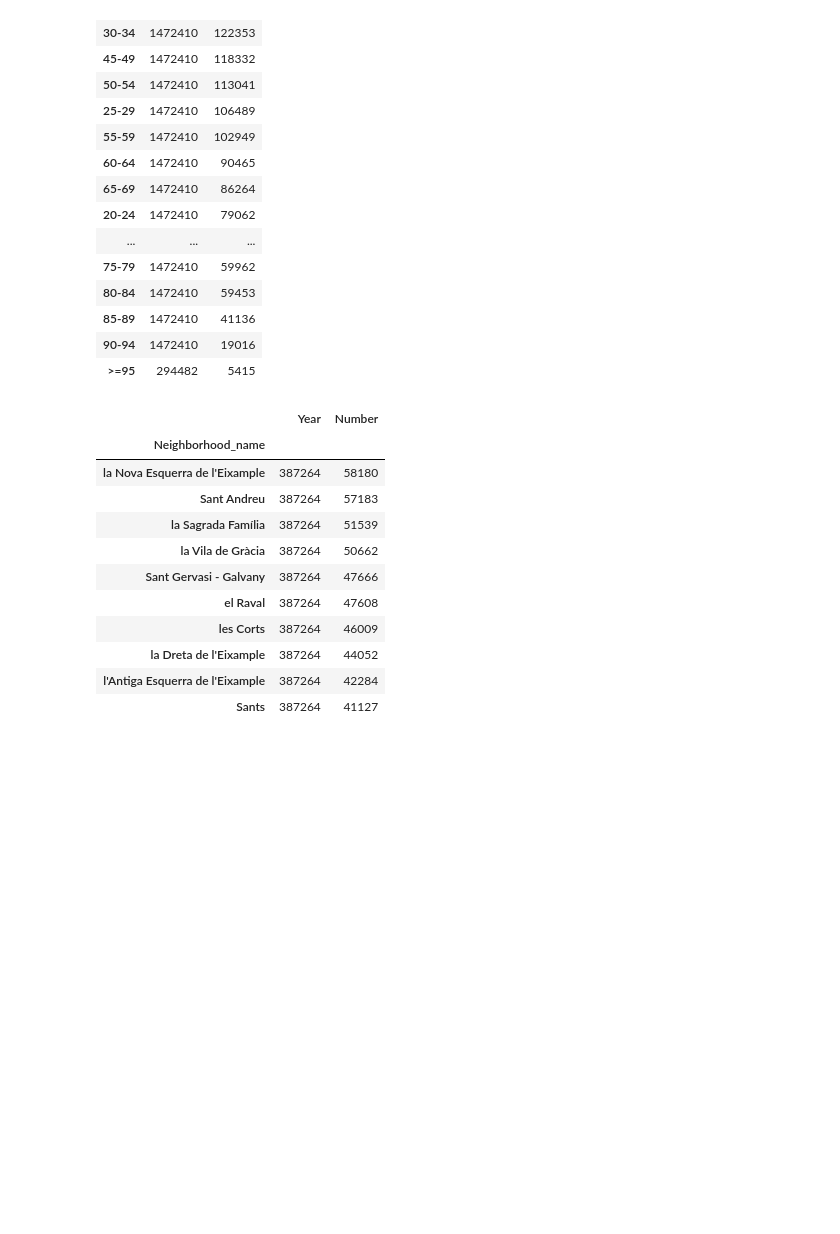
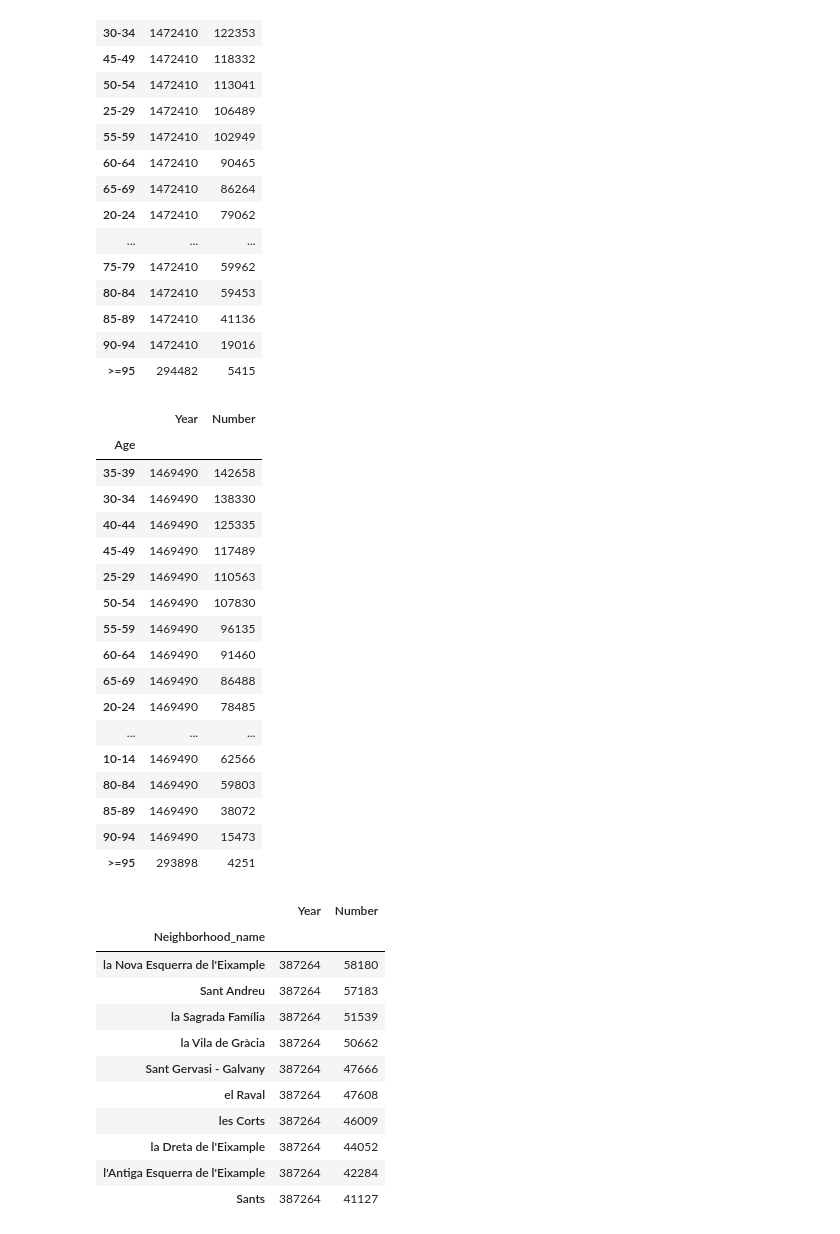
Before and after one commit to ta-data-bcn/barcelona_data, a Jupyter notebook: Death_birth_pop.ipynb, the cells around one changed output. Cells and saved outputs as stored; diff of their text form; code cells hidden in the pictures; blank space fills up the shorter version.

```diff
--- a/Death_birth_pop.ipynb
+++ b/Death_birth_pop.ipynb
@@ -244,6 +251,28 @@ pop_by_district_age_2017
 | 85-89 | 1472410 | 41136 |
 | 90-94 | 1472410 | 19016 |
 | >=95 | 294482 | 5415 |
+# %%
+pop_by_district_age_2013 = pop_by_district_age[pop_by_district_age["Year"] == 2013].groupby('Age').sum().sort_values('Number', ascending = [False])
+pop_by_district_age_2013
+# %% [output]
+|  | Year | Number |
+| Age |  |  |
+| 35-39 | 1469490 | 142658 |
+| 30-34 | 1469490 | 138330 |
+| 40-44 | 1469490 | 125335 |
+| 45-49 | 1469490 | 117489 |
+| 25-29 | 1469490 | 110563 |
+| 50-54 | 1469490 | 107830 |
+| 55-59 | 1469490 | 96135 |
+| 60-64 | 1469490 | 91460 |
+| 65-69 | 1469490 | 86488 |
+| 20-24 | 1469490 | 78485 |
+| ... | ... | ... |
+| 10-14 | 1469490 | 62566 |
+| 80-84 | 1469490 | 59803 |
+| 85-89 | 1469490 | 38072 |
+| 90-94 | 1469490 | 15473 |
+| >=95 | 293898 | 4251 |
 # %%
 pop_by_neighborhood_age_2017 = pop_by_neighborhood[pop_by_neighborhood["Year"] == 2017].groupby('Neighborhood_name').sum().sort_values('Number', ascending = [False])
 pop_by_neighborhood_age_2017.head(10)
```
Also changed, not shown: parts of 5 cells of this notebook, 2 other files.
